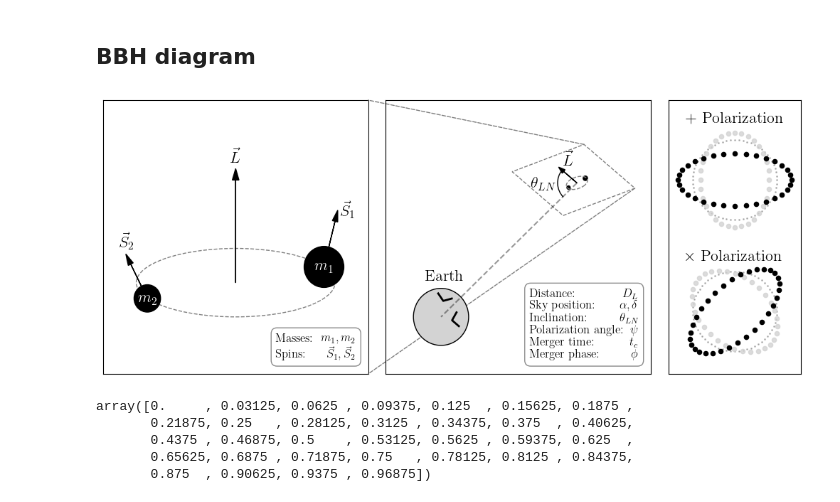
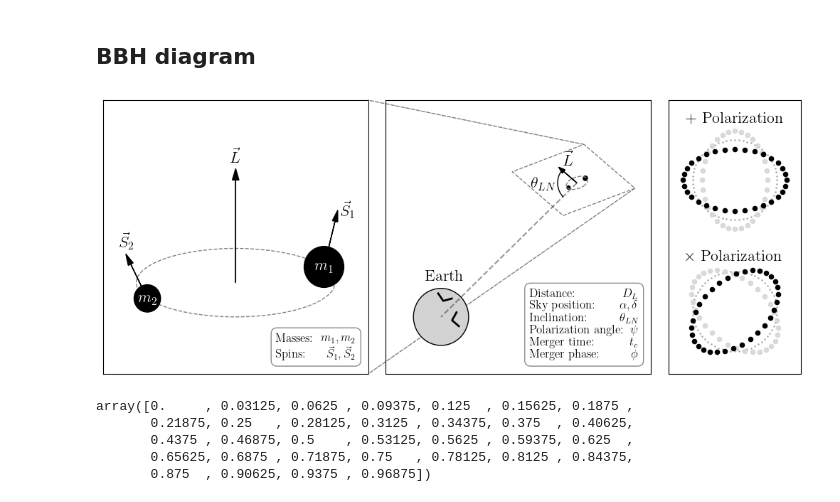
Before and after one commit to jack-heinzel/phd-thesis, a Jupyter notebook: thesis/introduction/plot.ipynb, the cells around one changed output. Drawn from its saved outputs; the diff is of its cells as text; code cells hidden in the pictures.

Commit message:
additional plot

```diff
--- a/thesis/introduction/plot.ipynb
+++ b/thesis/introduction/plot.ipynb
@@ -284,12 +284,12 @@ phase_color = 'lightgray'
 def draw_polarization_state(ax, center_y, title, perturb_x, perturb_y, text_y):
 
     # Dark phase
-    x_pert1 = (r + perturb_x * 1.5) * np.cos(theta)
-    y_pert1 = (r + perturb_y * 1.5) * np.sin(theta) + center_y
+    x_pert1 = (r + perturb_x * 1.) * np.cos(theta)
+    y_pert1 = (r + perturb_y * 1.) * np.sin(theta) + center_y
 
     # Light phase
-    x_pert2 = (r - perturb_x * 0.8) * np.cos(theta)
-    y_pert2 = (r - perturb_y * 0.8) * np.sin(theta) + center_y
+    x_pert2 = (r - perturb_x * 1.) * np.cos(theta)
+    y_pert2 = (r - perturb_y * 1.) * np.sin(theta) + center_y
 
     ax.scatter(x_pert2, y_pert2, color=phase_color, s=20, alpha=0.8, zorder=4)
     ax.scatter(x_pert1, y_pert1, color=point_color, s=20, zorder=5)
@@ -297,38 +297,38 @@ def draw_polarization_state(ax, center_y, title, perturb_x, perturb_y, text_y):
     # Increased separation by placing text explicitly at 'text_y'
     ax.text(0, text_y, title, ha='center', fontsize=16)
 
 # Plus Polarization
 perturb_plus_x = 0.08
 perturb_plus_y = -0.08
 draw_polarization_state(ax3, 0.5, r"$+$ Polarization", perturb_plus_x, perturb_plus_y, text_y=1.0)
 
 # Cross Polarization (Requires rotating the plus pattern)
-x_cross1 = (r + perturb_plus_x * 1.5) * np.cos(theta)
-y_cross1 = (r - perturb_plus_x * 1.5) * np.sin(theta)
-x_cross2 = (r - perturb_plus_x * 0.8) * np.cos(theta)
-y_cross2 = (r + perturb_plus_x * 0.8) * np.sin(theta)
+x_cross1 = (r + perturb_plus_x * 1.) * np.cos(theta)
+y_cross1 = (r - perturb_plus_x * 1.) * np.sin(theta)
+x_cross2 = (r - perturb_plus_x * 1.) * np.cos(theta)
+y_cross2 = (r + perturb_plus_x * 1.) * np.sin(theta)
 
 ang = np.pi/4
 x_cp1 = x_cross1 * np.cos(ang) - y_cross1 * np.sin(ang)
 y_cp1 = x_cross1 * np.sin(ang) + y_cross1 * np.cos(ang) - 0.65
 x_cp2 = x_cross2 * np.cos(ang) - y_cross2 * np.sin(ang)
 y_cp2 = x_cross2 * np.sin(ang) + y_cross2 * np.cos(ang) - 0.65
 
 x_ref_x = r * np.cos(2*np.pi*np.arange(0,1,1/64))
 y_ref_x = r * np.sin(2*np.pi*np.arange(0,1,1/64))
 
 ax3.scatter(x_ref_x, y_ref_x + 0.5, s=1, color=reference_color, alpha=0.5)
 ax3.scatter(x_ref_x, y_ref_x - 0.65, s=1, color=reference_color, alpha=0.5)
 
 ax3.scatter(x_cp2, y_cp2, color=phase_color, s=20, alpha=0.8, zorder=4)
 ax3.scatter(x_cp1, y_cp1, color=point_color, s=20, zorder=5)
 # Text pushed further down for separation
 ax3.text(0, -0.2, r"$\times$ Polarization", ha='center', fontsize=16)
 
 # plt.show()
 plt.savefig('bbh_merger_diagram.pdf', dpi=300, bbox_inches='tight')
 # %% [output]
-[figure, old version]
+[figure, new version]
 # %%
 np.arange(0, 1, 1/32)
 # %% [output]
```
Also changed, not shown: parts of 2 cells of this notebook, 2 other files.
